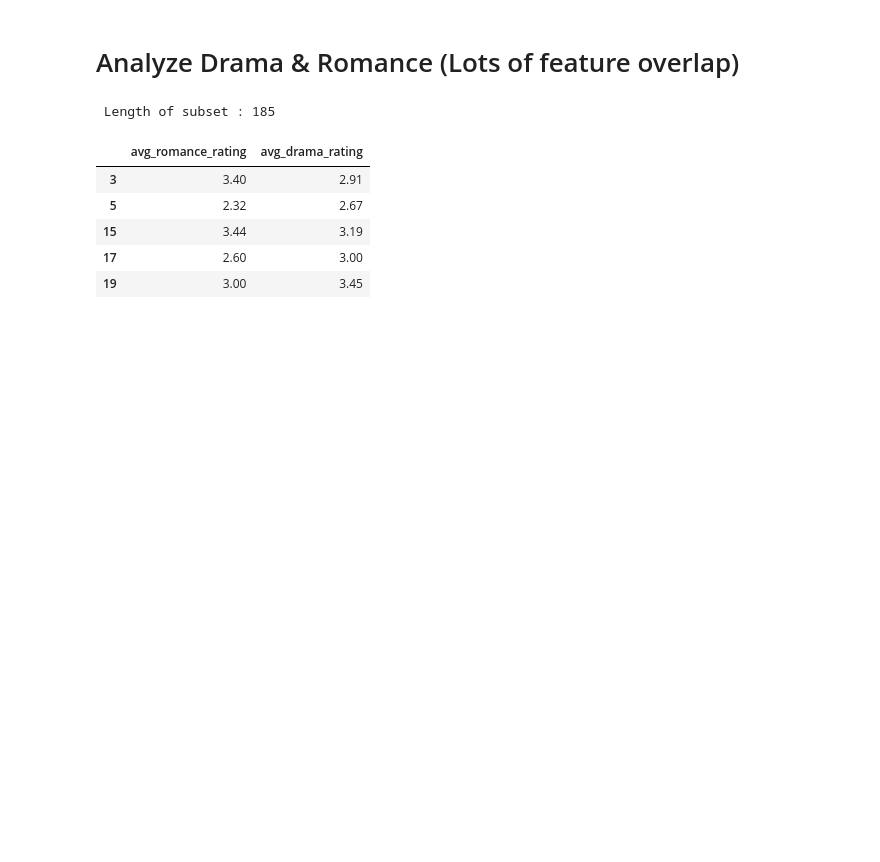
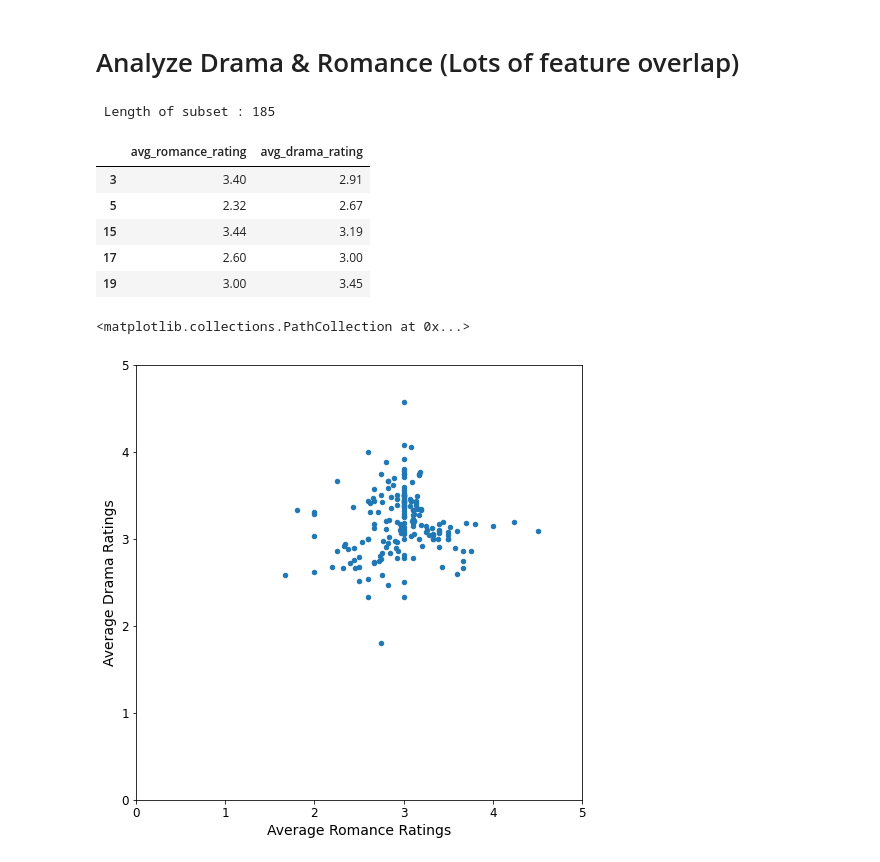
Before and after one commit to Xevenst/MovLensDataSet, a Jupyter notebook: Recommender_Systems_Final_Project.ipynb, the cells around one changed output. Saved outputs shown, nothing was run; the diff lists cells and outputs as text; code cells hidden in the pictures; blank space fills up the shorter version.

```diff
--- a/Recommender_Systems_Final_Project.ipynb
+++ b/Recommender_Systems_Final_Project.ipynb
@@ -406,7 +407,7 @@ user_genre_ratings.describe()
 # users that like drama but not romance and vice versa
 def get_biased_ratings(user_genre_ratings, like_floor_rating,like_cap_rating):
   biased_ratings =    user_genre_ratings[((user_genre_ratings['avg_romance_rating'] < like_cap_rating) & (user_genre_ratings['avg_drama_rating'] > like_floor_rating)) | ((user_genre_ratings['avg_drama_rating'] < like_cap_rating) & (user_genre_ratings['avg_romance_rating'] > like_floor_rating))]
-  subset_biased_rating= biased_ratings[:200][['avg_romance_rating','avg_drama_rating']]
+  subset_biased_rating= biased_ratings[:500][['avg_romance_rating','avg_drama_rating']]
 
   return  subset_biased_rating
 # %%
@@ -424,3 +424,15 @@ biased_ratings.head()
 | 15 | 3.44 | 3.19 |
 | 17 | 2.60 | 3.00 |
 | 19 | 3.00 | 3.45 |
+# %%
+# Draw the scatterpot for drama and romance
+fig = plt.figure(figsize=(8,8))
+ax = fig.add_subplot(111)
+plt.xlim(0, 5)
+plt.ylim(0, 5)
+ax.set_xlabel("Average Romance Ratings")
+ax.set_ylabel("Average Drama Ratings")
+ax.scatter(biased_ratings['avg_romance_rating'], biased_ratings['avg_drama_rating'], s=20)
+# %% [output]
+<matplotlib.collections.PathCollection at 0x...>
+[figure, added]
```
Also changed, not shown: parts of 7 cells of this notebook.
